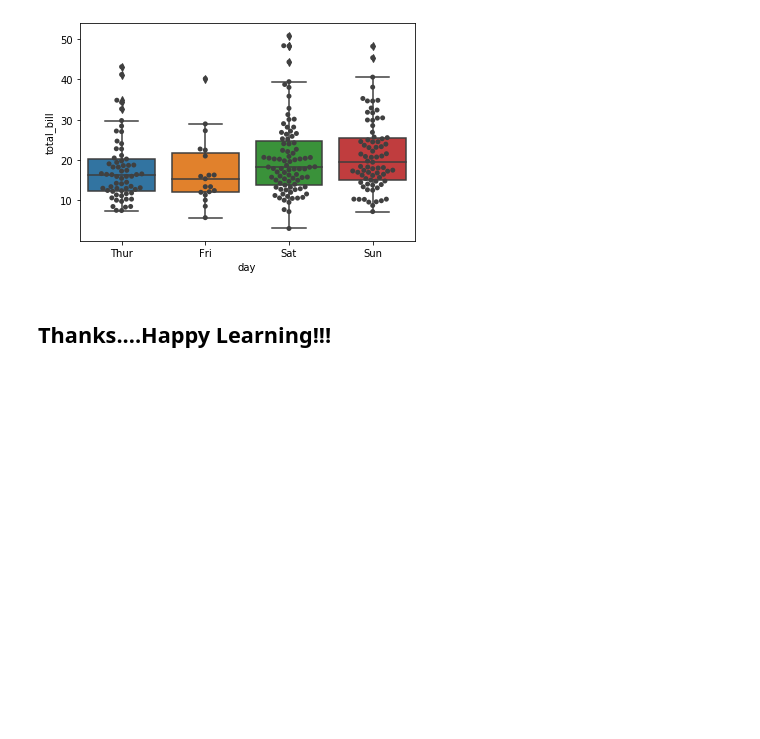
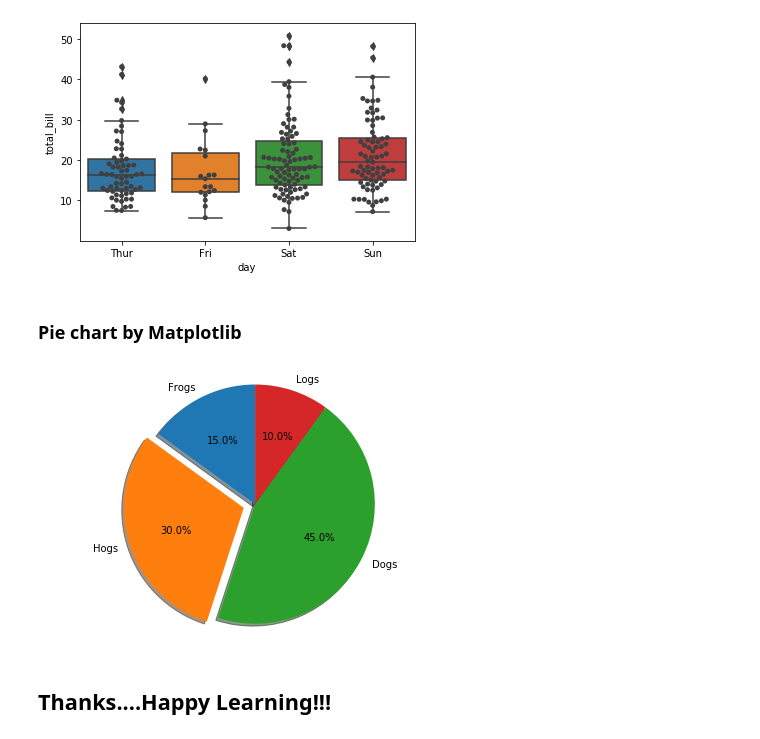
Before and after one commit to AshayKing/machine-learning-project-series, a Jupyter notebook: seaborn-data-visualisation/3. Categorical Plots.ipynb, the cells around one changed output. Drawn from its saved outputs; the diff is of its cells as text; code cells hidden in the pictures; blank space fills up the shorter version.

Commit message:
added pie chart

```diff
--- a/seaborn-data-visualisation/3. Categorical Plots.ipynb
+++ b/seaborn-data-visualisation/3. Categorical Plots.ipynb
@@ -137,5 +137,26 @@ sns.swarmplot(x="day", y="total_bill", data=tips, color=".25")
 # %% [output]
 <matplotlib.axes._subplots.AxesSubplot at 0x...>
 [figure]
+# %% [markdown]
+### Pie chart by Matplotlib
+# %%
+# Pie chart
+labels = ['Frogs', 'Hogs', 'Dogs', 'Logs']
+sizes = [15, 30, 45, 10]
+explode = (0, 0.1, 0, 0)
+
+fig1, ax1 = plt.subplots()
+ax1.pie(sizes,
+        explode=explode, # used to apply conf of remove a slice bit out
+        labels=labels,
+        autopct='%1.1f%%',
+        shadow=True,
+        startangle=90
+)
+ax1.axis('equal')
+plt.tight_layout()
+plt.show()
+# %% [output]
+[figure, added]
 # %% [markdown]
 ## Thanks....Happy Learning!!!
```
